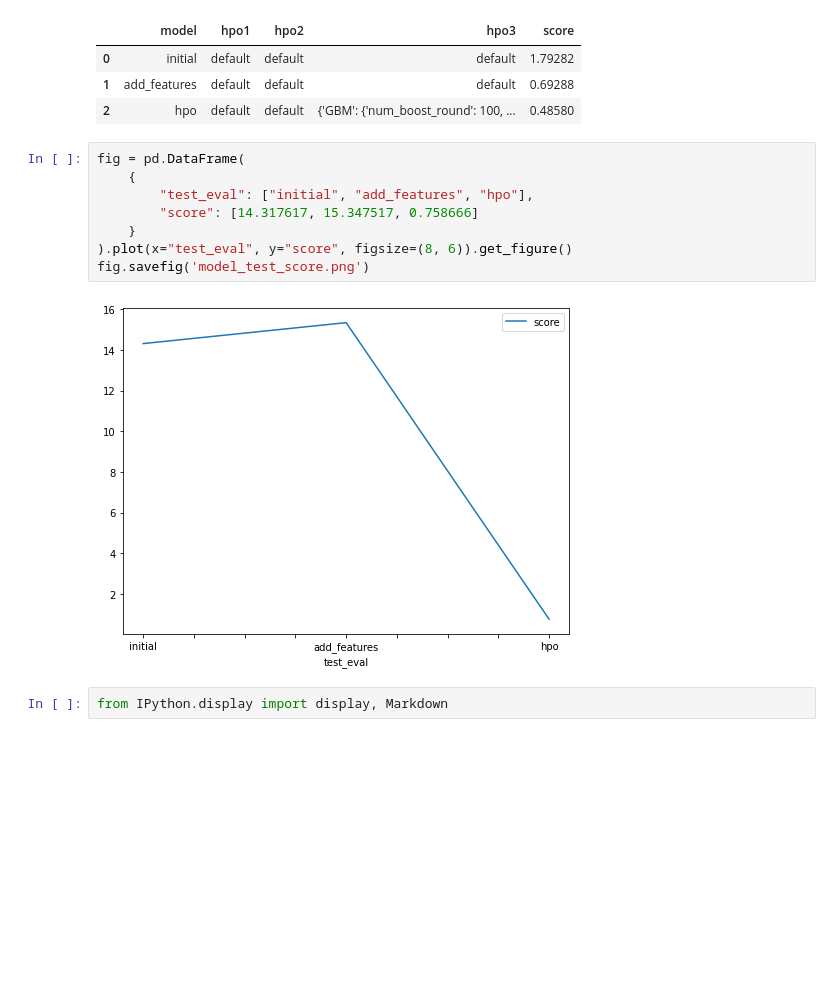
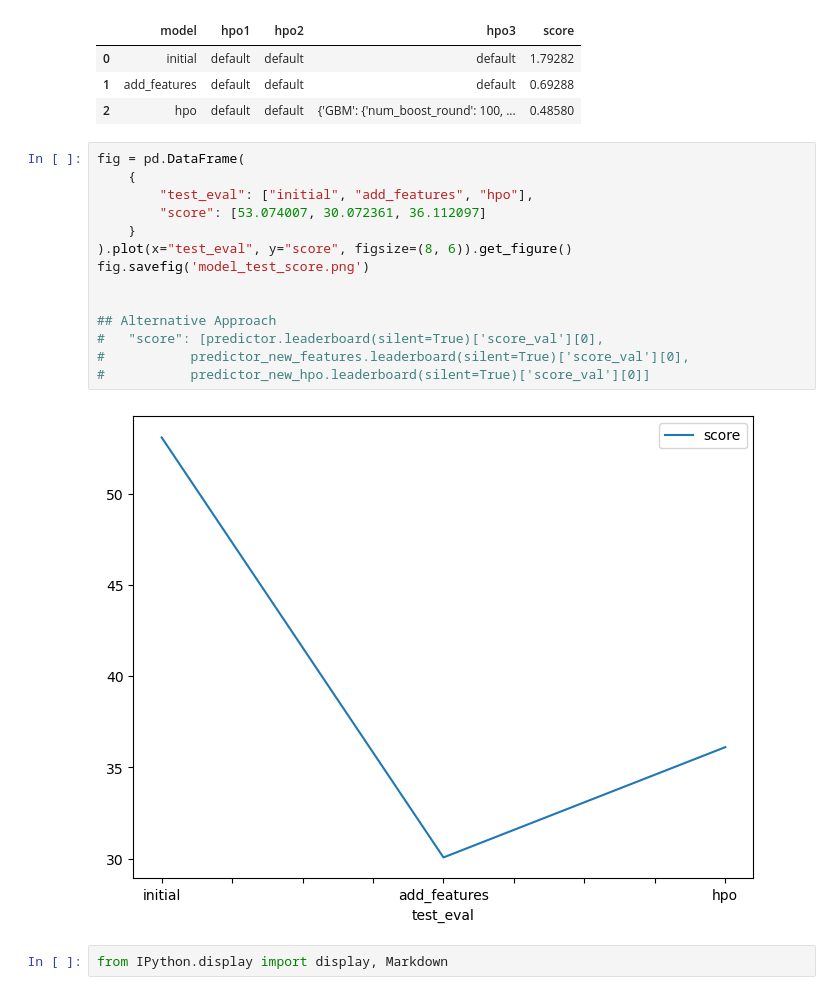
Before and after one commit to Its-suLav-D/Bike-share-demand, a Jupyter notebook: project-template.ipynb, the cells around one changed output. Drawn from its saved outputs; the diff is of its cells as text; blank space fills up the shorter version.

```diff
--- a/project-template.ipynb
+++ b/project-template.ipynb
@@ -626,13 +628,19 @@ pd.DataFrame({
 # %%
 fig = pd.DataFrame(
     {
         "test_eval": ["initial", "add_features", "hpo"],
-        "score": [14.317617, 15.347517, 0.758666]
+        "score": [53.074007, 30.072361, 36.112097]
     }
 ).plot(x="test_eval", y="score", figsize=(8, 6)).get_figure()
 fig.savefig('model_test_score.png')
+
+
+## Alternative Approach
+#   "score": [predictor.leaderboard(silent=True)['score_val'][0],
+#           predictor_new_features.leaderboard(silent=True)['score_val'][0],
+#           predictor_new_hpo.leaderboard(silent=True)['score_val'][0]]
 # %% [output]
-[figure, old version]
+[figure, new version]
 # %%
 from IPython.display import display, Markdown
 # %%
```
Also changed, not shown: parts of 2 cells of this notebook, 3 other files.
